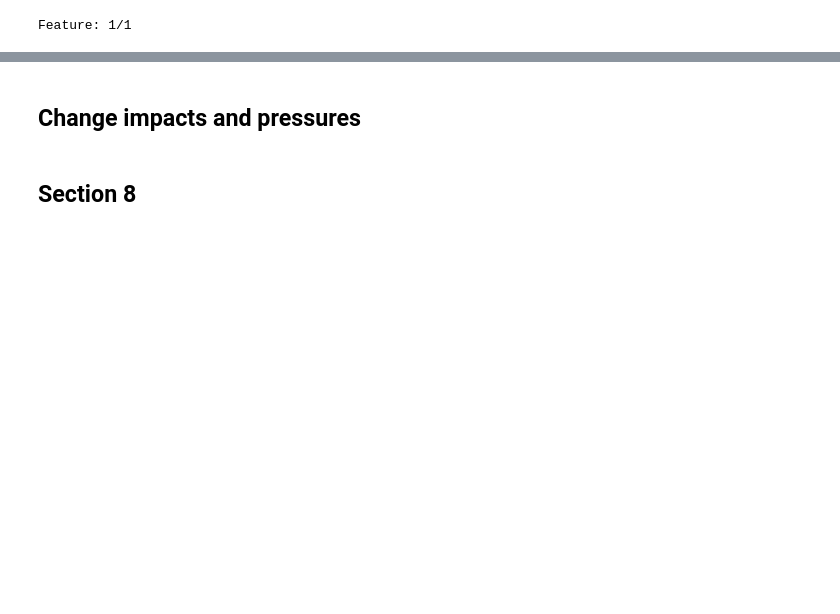
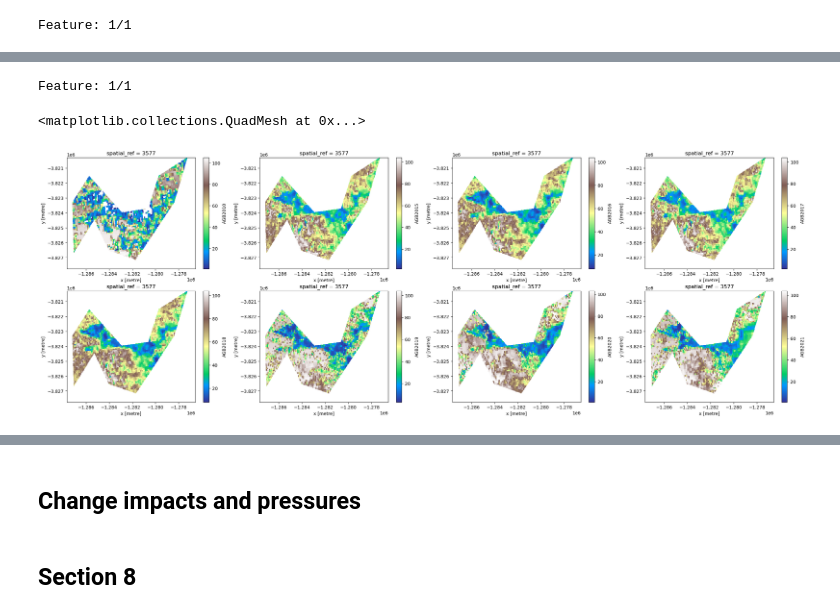
Before and after one commit to livingearth-system/living_coasts, a Jupyter notebook: 8_Biomass quantifying change-Copy1.ipynb, the cells around one changed output, grey strips where cells are left out. Cells and saved outputs as stored; diff of their text form; code cells hidden in the pictures; blank space fills up the shorter version.

```diff
--- a/8_Biomass quantifying change-Copy1.ipynb
+++ b/8_Biomass quantifying change-Copy1.ipynb
@@ -922,0 +917,33 @@ Data variables:
+# %%
+# Loop through polygons in geodataframe and extract satellite data
+for index, row in gdf.iterrows():
+
+    print(f'Feature: {index + 1}/{len(gdf)}')
+
+    # Extract the feature's geometry as a datacube geometry object
+    geom = Geometry(geom=row.geometry, crs=gdf.crs)
+
+    # Update the query to include our geopolygon
+    query.update({'geopolygon': geom})
+
+    # Mask dataset to set pixels outside the polygon to `NaN`
+    AGB_masked = AGB.odc.mask(poly=geom)
+
+    # Add results to dictionary using the attribute column as an key
+#    attribute_val = row[attribute_col]
+#    results[attribute_val] = AGB_masked
+# %% [output]
+Feature: 1/1
+# %%
+AGB_mk_fig, axs = plt.subplots(nrows = 2, ncols = 4, figsize=(30, 10))
+AGB_masked.AGB2010.plot(ax=axs[0,0], cmap='terrain')
+AGB_masked.AGB2015.plot(ax=axs[0,1], cmap='terrain')
+AGB_masked.AGB2016.plot(ax=axs[0,2], cmap='terrain')
+AGB_masked.AGB2017.plot(ax=axs[0,3], cmap='terrain')
+AGB_masked.AGB2018.plot(ax=axs[1,0], cmap='terrain')
+AGB_masked.AGB2019.plot(ax=axs[1,1], cmap='terrain')
+AGB_masked.AGB2020.plot(ax=axs[1,2], cmap='terrain')
+AGB_masked.AGB2021.plot(ax=axs[1,3], cmap='terrain')
+# %% [output]
+<matplotlib.collections.QuadMesh at 0x...>
+[figure, added]
```
Also changed, not shown: parts of 104 cells of this notebook.
